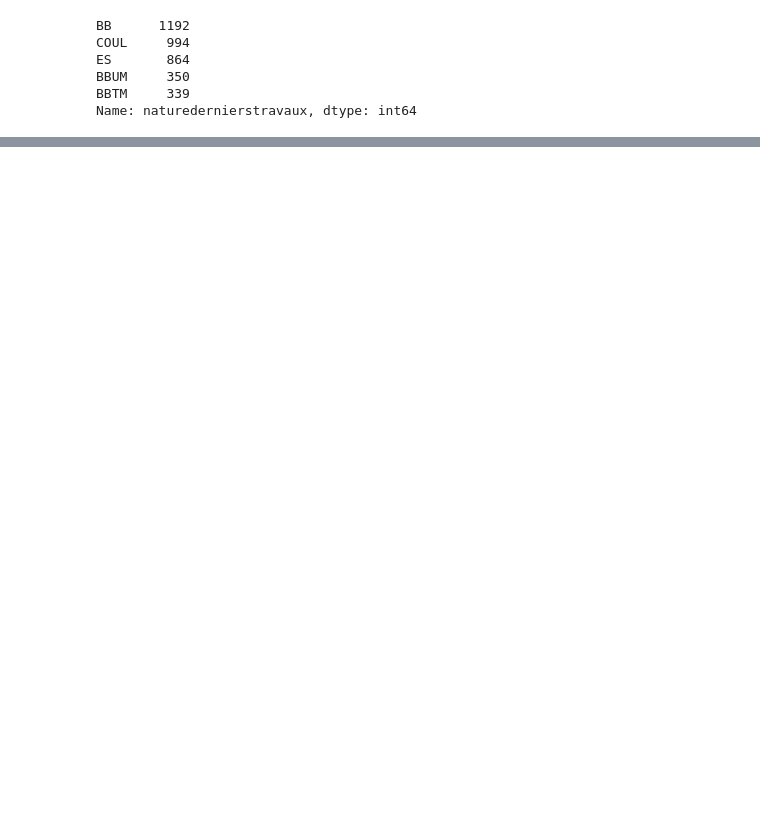
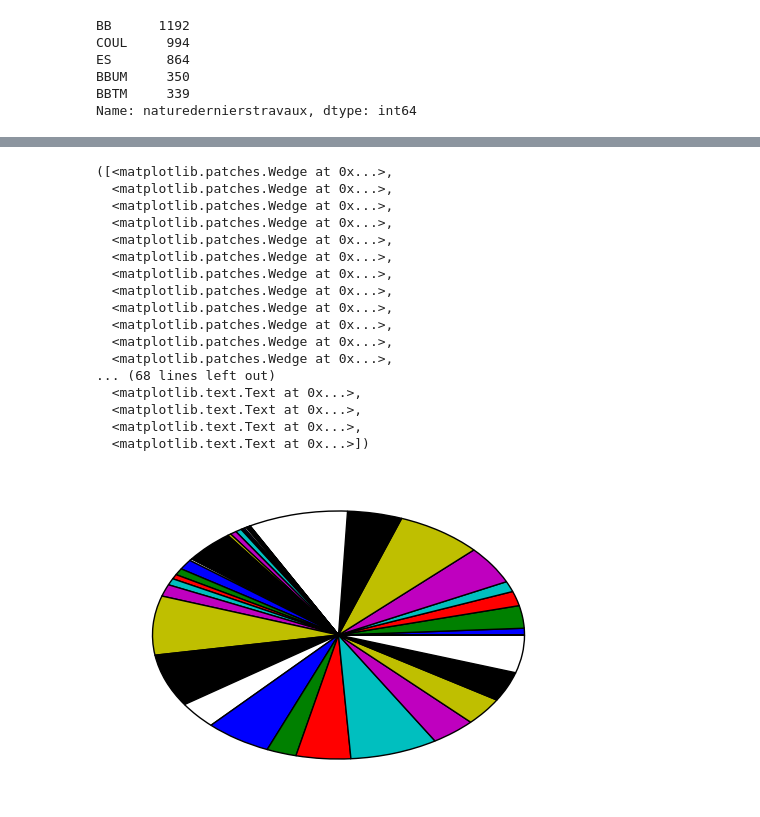
Before and after one commit to MIKPONHOUE/python-final1, a Jupyter notebook: routes.ipynb, the cells around one changed output, grey strips where cells are left out. Saved outputs shown, nothing was run; the diff lists cells and outputs as text; code cells hidden in the pictures; blank space fills up the shorter version.

```diff
--- a/routes.ipynb
+++ b/routes.ipynb
@@ -69,0 +71,3 @@ df.head()
+# %%
+dfa=df.groupby('anneedernierstravaux').mean()
+dfa
@@ -90,0 +125,6 @@ df.groupby('anneedernierstravaux').count()
+# %%
+
+df3=pd.concat([dfa, dfb], axis = 2)
+dfd=df3.sort_values(by = 'epaisseurdernierstravaux', ascending = False)
+dfd
+#le nombre de travaux réalisés et l’épaisseur moyenne
@@ -90,0 +157,23 @@ df.groupby('anneedernierstravaux').count()
+# %%
+%matplotlib inline
+plt.pie(dfd['naturedernierstravaux'])
+#representation en pie
+# %% [output]
+([<matplotlib.patches.Wedge at 0x...>,
+  <matplotlib.patches.Wedge at 0x...>,
+  <matplotlib.patches.Wedge at 0x...>,
+  <matplotlib.patches.Wedge at 0x...>,
+  <matplotlib.patches.Wedge at 0x...>,
+  <matplotlib.patches.Wedge at 0x...>,
+  <matplotlib.patches.Wedge at 0x...>,
+  <matplotlib.patches.Wedge at 0x...>,
+  <matplotlib.patches.Wedge at 0x...>,
+  <matplotlib.patches.Wedge at 0x...>,
+  <matplotlib.patches.Wedge at 0x...>,
+  <matplotlib.patches.Wedge at 0x...>,
+... (68 lines left out)
+  <matplotlib.text.Text at 0x...>,
+  <matplotlib.text.Text at 0x...>,
+  <matplotlib.text.Text at 0x...>,
+  <matplotlib.text.Text at 0x...>])
+[figure, added]
```
Also changed, not shown: parts of 11 cells of this notebook.
